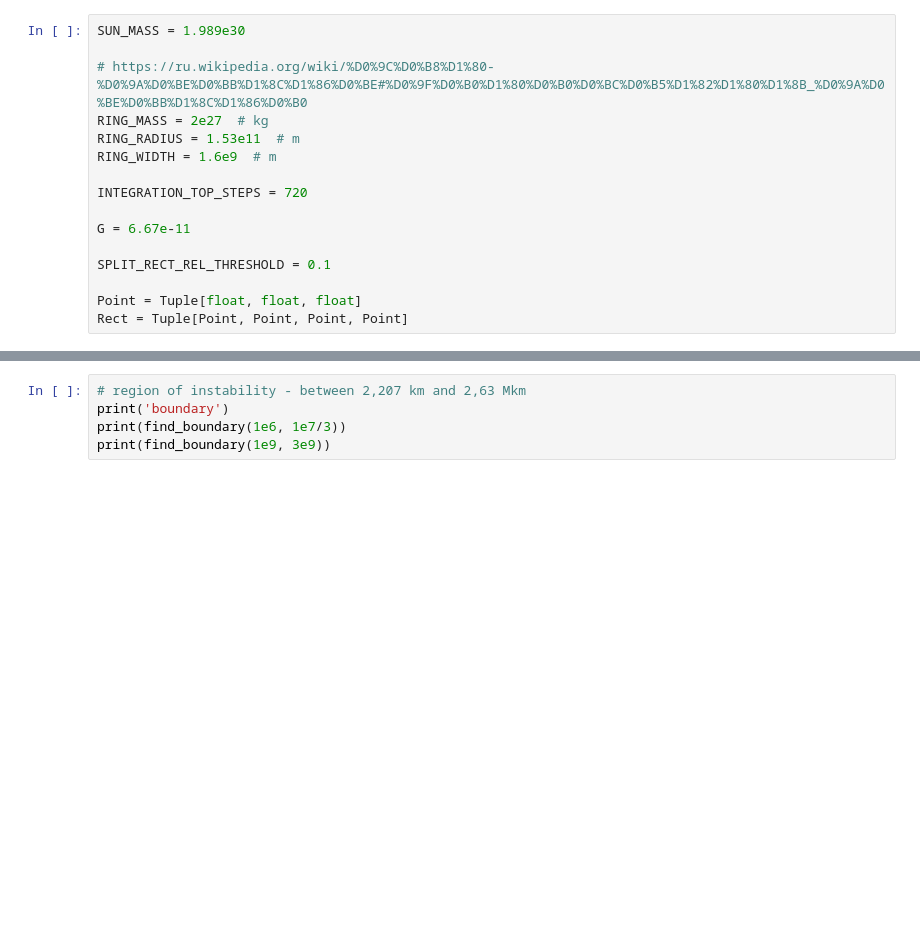
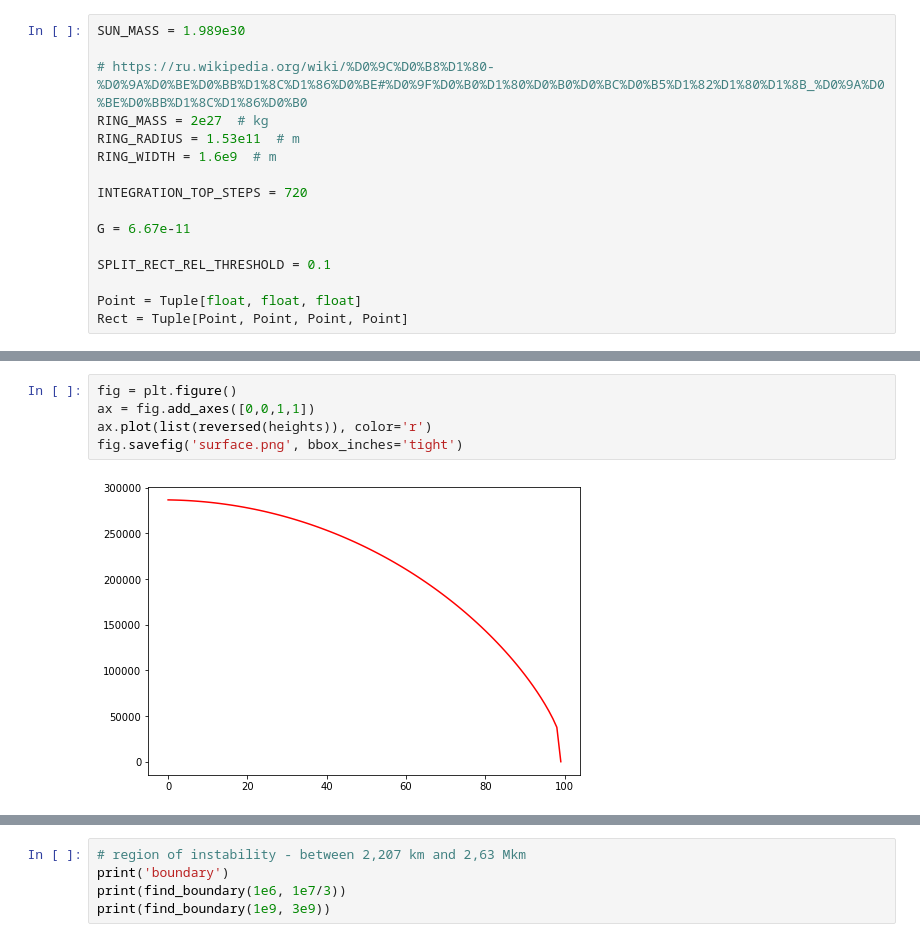
Before and after one commit to vashu1/data_snippets, a Jupyter notebook: space/ringworld/ringworld.ipynb, the cells around one changed output, grey strips where cells are left out. Cells and saved outputs as stored; diff of their text form; blank space fills up the shorter version.

```diff
--- a/space/ringworld/ringworld.ipynb
+++ b/space/ringworld/ringworld.ipynb
@@ -293,0 +346,7 @@ True
+# %%
+fig = plt.figure()
+ax = fig.add_axes([0,0,1,1])
+ax.plot(list(reversed(heights)), color='r')
+fig.savefig('surface.png', bbox_inches='tight')
+# %% [output]
+[figure, added]
```
Also changed, not shown: parts of 6 cells of this notebook.
